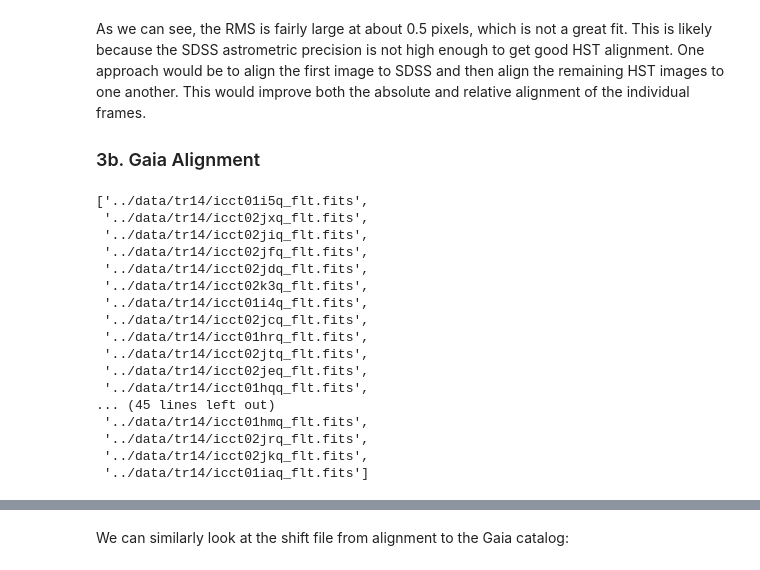
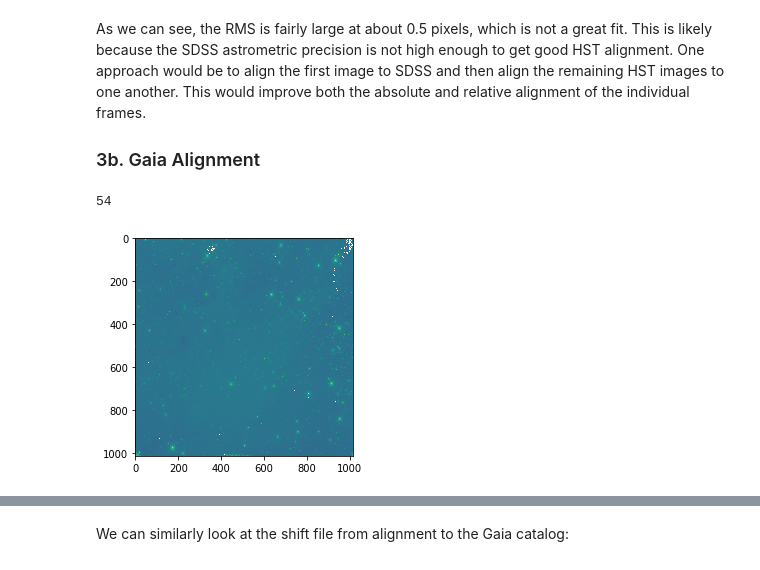
Before and after one commit to aggle/public_wifi, a Jupyter notebook: align_tr14_to_gaia.ipynb, the cells around one changed output, grey strips where cells are left out. Drawn from its saved outputs; the diff is of its cells as text; code cells hidden in the pictures.

```diff
--- a/align_tr14_to_gaia.ipynb
+++ b/align_tr14_to_gaia.ipynb
@@ -241,22 +238,12 @@ As we can see, the RMS is fairly large at about 0.5 pixels, which is not a great
 ### 3b. Gaia Alignment
 # %%
 from pathlib import Path
-[(Path("../data/tr14/") / i).as_posix() for i in gb_filter.get_group(filters[0])['FILENAME']]
+# [(Path("../data/tr14/") / i).as_posix()
+#  for i in gb_filter.get_group(filters[0])['FILENAME']]
-# %% [output]
-['../data/tr14/icct01i5q_flt.fits',
- '../data/tr14/icct02jxq_flt.fits',
- '../data/tr14/icct02jiq_flt.fits',
- '../data/tr14/icct02jfq_flt.fits',
- '../data/tr14/icct02jdq_flt.fits',
- '../data/tr14/icct02k3q_flt.fits',
- '../data/tr14/icct01i4q_flt.fits',
- '../data/tr14/icct02jcq_flt.fits',
- '../data/tr14/icct01hrq_flt.fits',
- '../data/tr14/icct02jtq_flt.fits',
- '../data/tr14/icct02jeq_flt.fits',
- '../data/tr14/icct01hqq_flt.fits',
-... (45 lines left out)
- '../data/tr14/icct01hmq_flt.fits',
- '../data/tr14/icct02jrq_flt.fits',
- '../data/tr14/icct02jkq_flt.fits',
- '../data/tr14/icct01iaq_flt.fits']
+# %%
+list_of_images = [(Path("../data/tr14/") / i).as_posix()
+                  #for i in gb_filter.get_group(filters[0]).query('SUBARRAY == False')['FILENAME']]
+                  for i in prihdrs.query('SUBARRAY == False')['FILENAME']]
+len(list_of_images)
+# %% [output]
+54
@@ -263,3 +252,11 @@ from pathlib import Path
+# %%
+hdulist = fits.open(list_of_images[0])
+data = hdulist[1].data
+fig, ax = plt.subplots(1,1)
+ax.imshow(data, norm=mpl.colors.LogNorm())
+hdulist.close()
+# %% [output]
+[figure, added]
 # %%
 refcat = 'gaia.cat'
 cw = 3.5  # Set to two times the FWHM of the PSF.
```
Also changed, not shown: parts of 10 cells of this notebook, 3 other files.
